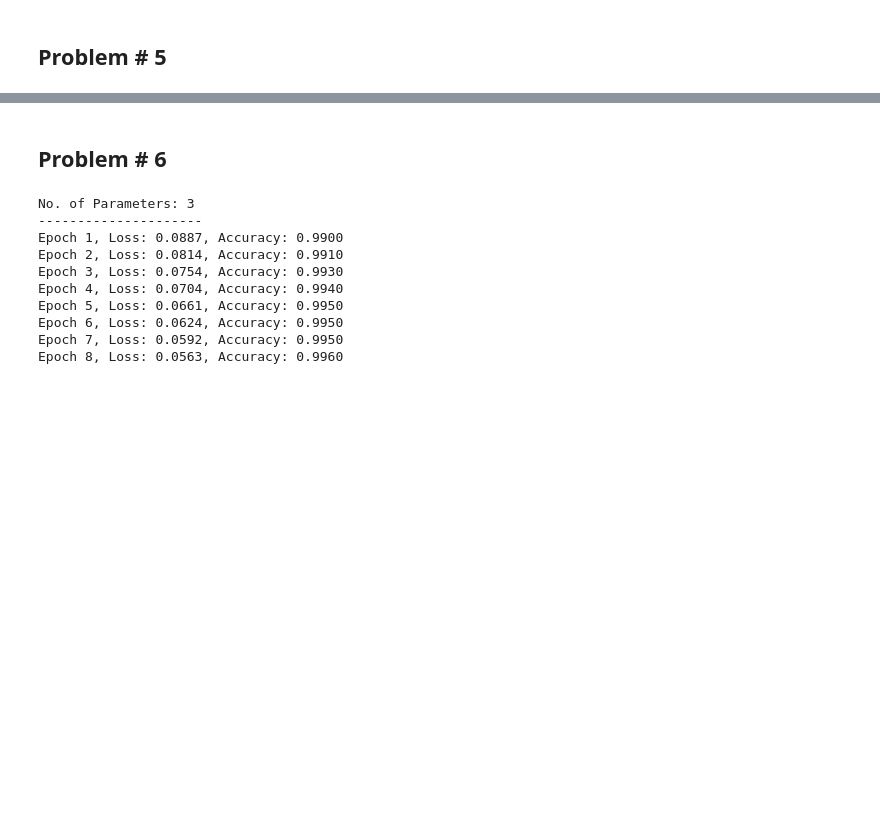
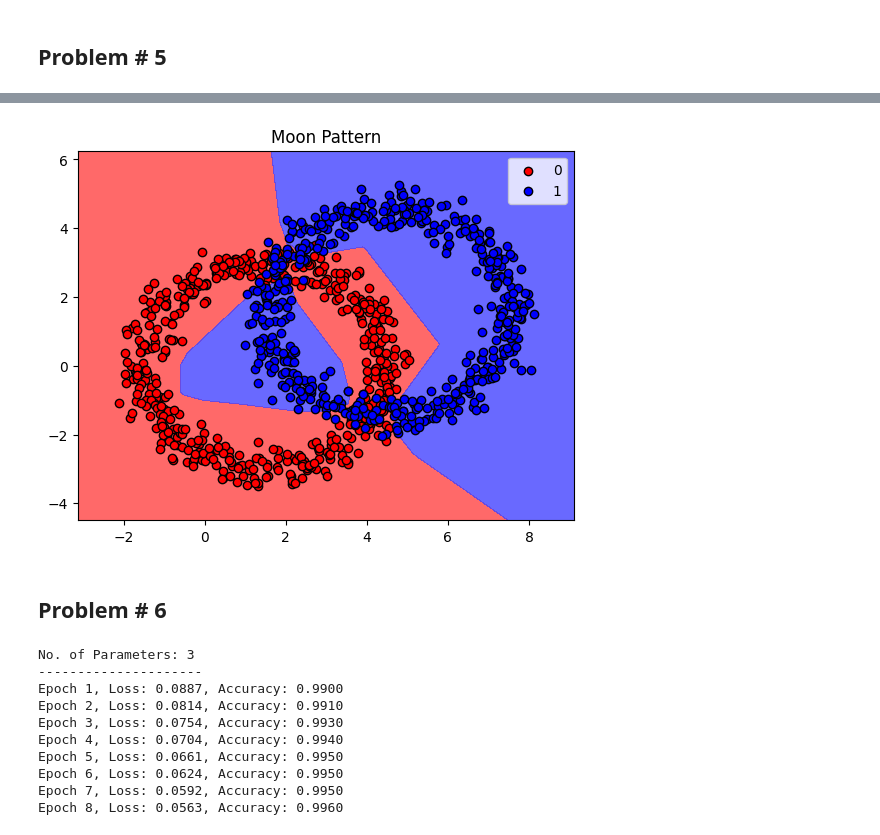
Before and after one commit to sulissss/Deep-Learning-From-Scratch, a Jupyter notebook: Part 1 - Neural Networks/26100350_PA1_1.ipynb, the cells around one changed output, grey strips where cells are left out. Cells and saved outputs as stored; diff of their text form; code cells hidden in the pictures; blank space fills up the shorter version.

```diff
--- a/Part 1 - Neural Networks/26100350_PA1_1.ipynb
+++ b/Part 1 - Neural Networks/26100350_PA1_1.ipynb
@@ -473,0 +476,4 @@ Epoch 80, Loss: 0.0610, Accuracy: 0.9900
+# %%
+# Code here
+train_and_evaluate_results(5, [2, 8, 6, 3, 1], 'relu', 70, learning_rate=0.1)
+# %% [output]
@@ -474,3 +490,4 @@ Epoch 80, Loss: 0.0610, Accuracy: 0.9900
+[figure, added]
 # %% [markdown]
 ## Problem # 6
 # %%
```
Also changed, not shown: parts of 8 cells of this notebook.
